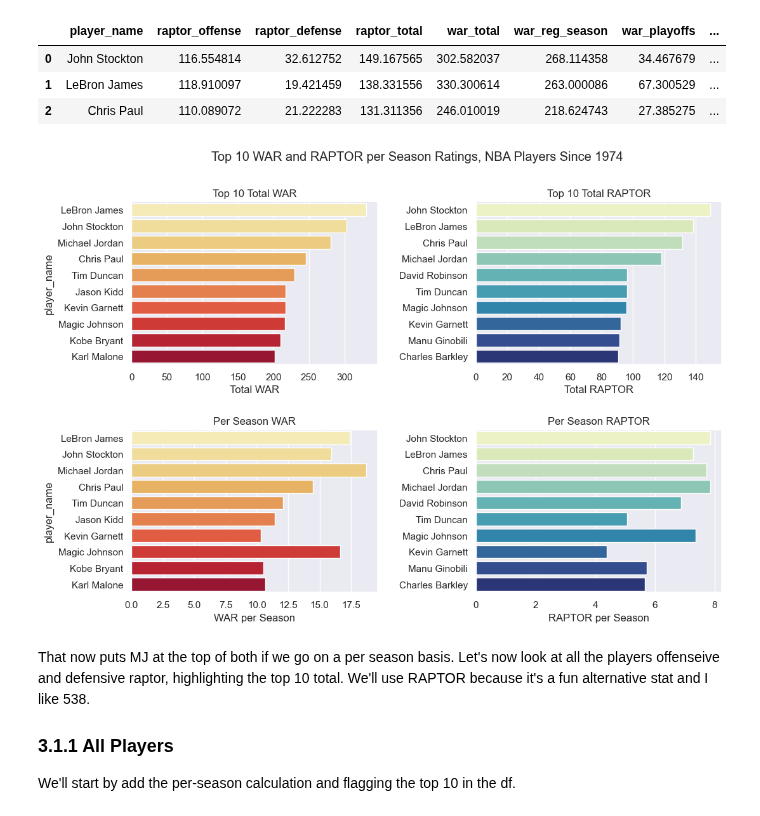
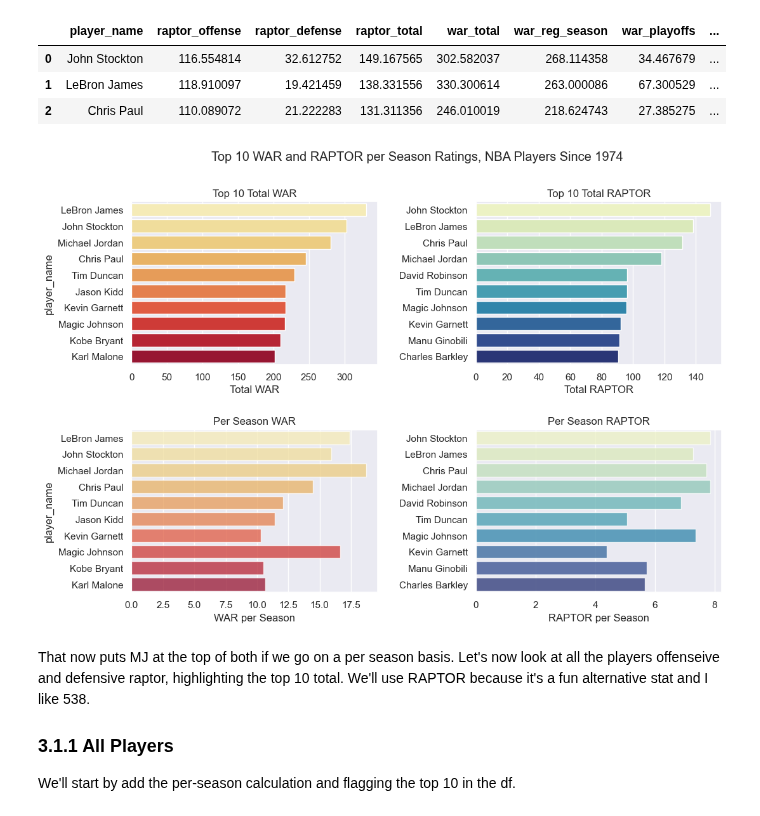
Before and after one commit to BrettlyCD/data538-nba, a Jupyter notebook: viz.ipynb, the cells around one changed output. Saved outputs shown, nothing was run; the diff lists cells and outputs as text; code cells hidden in the pictures.

```diff
--- a/viz.ipynb
+++ b/viz.ipynb
@@ -148,31 +148,31 @@ raptor_10.head(3)
 # %%
 #visualize top 10 raptor and war
 fig, ax = plt.subplots(2,2, sharey=False)
 
 
 fig.set_size_inches(12, 8, forward=True)# set graph size
 
 sns.barplot(ax=ax[0,0], x='war_total', y='player_name', data=war_10, palette='YlOrRd')
 sns.barplot(ax=ax[0,1], x='raptor_total', y='player_name', data=raptor_10, palette='YlGnBu')
-sns.barplot(ax=ax[1,0], x='per_season', y='player_name', data=war_10, palette='YlOrRd')
-sns.barplot(ax=ax[1,1], x='per_season', y='player_name', data=raptor_10, palette='YlGnBu')
+sns.barplot(ax=ax[1,0], x='per_season', y='player_name', data=war_10, palette='YlOrRd', alpha=0.75)
+sns.barplot(ax=ax[1,1], x='per_season', y='player_name', data=raptor_10, palette='YlGnBu', alpha=0.75)
 
 ax[0,1].set_ylabel('') #remove repetitive y_label on second graph
 ax[1,1].set_ylabel('') #remove repetitive y_label on second graph
 ax[0,0].set_xlabel('Total WAR')
 ax[0,1].set_xlabel('Total RAPTOR')
 ax[1,0].set_xlabel('WAR per Season')
 ax[1,1].set_xlabel('RAPTOR per Season')
 ax[0,0].set_title('Top 10 Total WAR')
 ax[0,1].set_title('Top 10 Total RAPTOR')
 ax[1,0].set_title('Per Season WAR')
 ax[1,1].set_title('Per Season RAPTOR')
 
 fig.suptitle('Top 10 WAR and RAPTOR per Season Ratings, NBA Players Since 1974') #set overall title
 plt.subplots_adjust(wspace=0.4, hspace=0.4) #create space for labels between graphs
 plt.show()
 # %% [output]
-[figure, old version]
+[figure, new version]
 # %% [markdown]
 That now puts MJ at the top of both if we go on a per season basis. Let's now look at all the players offenseive and defensive raptor, highlighting the top 10 total. We'll use RAPTOR because it's a fun alternative stat and I like 538.
 
```
Also changed, not shown: parts of 17 cells of this notebook.
